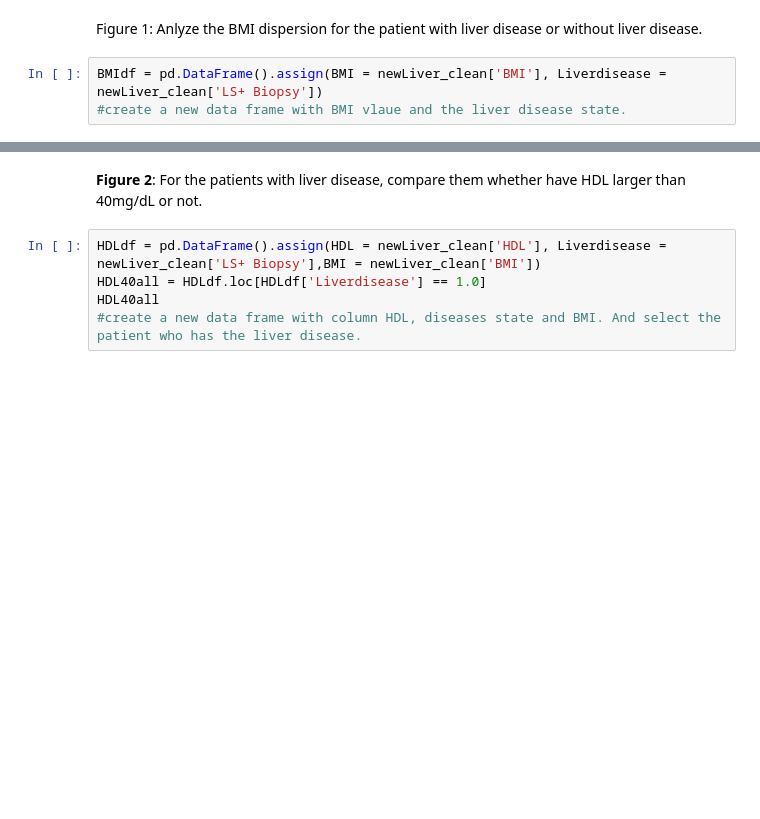
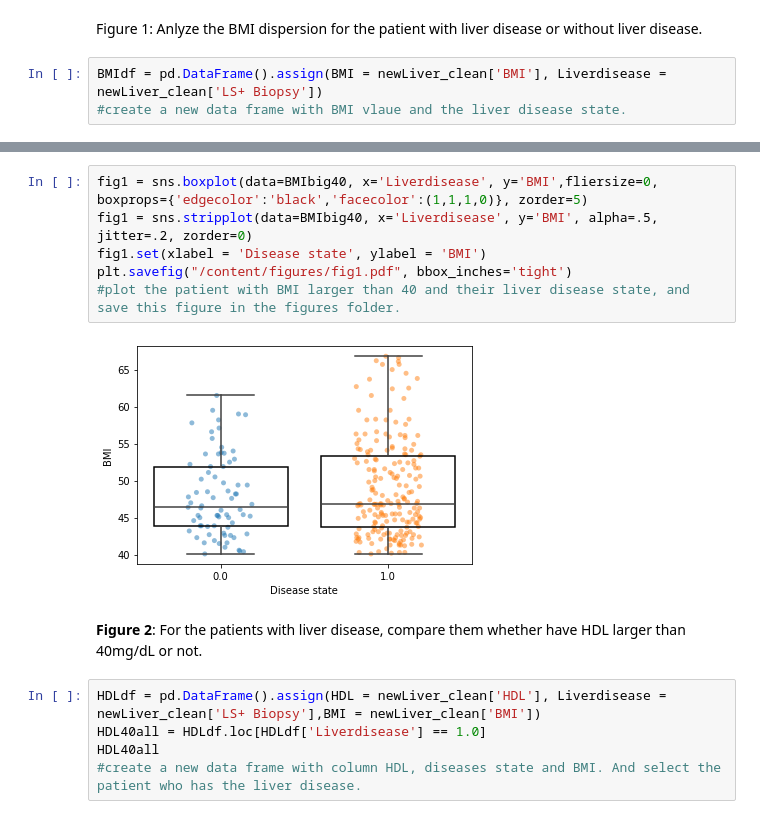
Before and after one commit to adazhou1128/YirenZhoufinal, a Jupyter notebook: code/Yiren_Zhou_FP (1).ipynb, the cells around one changed output, grey strips where cells are left out. Saved outputs shown, nothing was run; the diff lists cells and outputs as text; blank space fills up the shorter version.

```diff
--- a/code/Yiren_Zhou_FP.ipynb
+++ b/code/Yiren_Zhou_FP (1).ipynb
@@ -192,3 +213,11 @@ plt.savefig("/content/figures/fig1.pdf", bbox_inches='tight')
+# %%
+fig1 = sns.boxplot(data=BMIbig40, x='Liverdisease', y='BMI',fliersize=0, boxprops={'edgecolor':'black','facecolor':(1,1,1,0)}, zorder=5)
+fig1 = sns.stripplot(data=BMIbig40, x='Liverdisease', y='BMI', alpha=.5, jitter=.2, zorder=0)
+fig1.set(xlabel = 'Disease state', ylabel = 'BMI')
+plt.savefig("/content/figures/fig1.pdf", bbox_inches='tight')
+#plot the patient with BMI larger than 40 and their liver disease state, and save this figure in the figures folder.
+# %% [output]
+[figure, added]
 # %% [markdown]
 **Figure 2**: For the patients with liver disease, compare them whether have HDL larger than 40mg/dL or not.
 # %%
```
Also changed, not shown: parts of 20 cells of this notebook, 1 other file.
